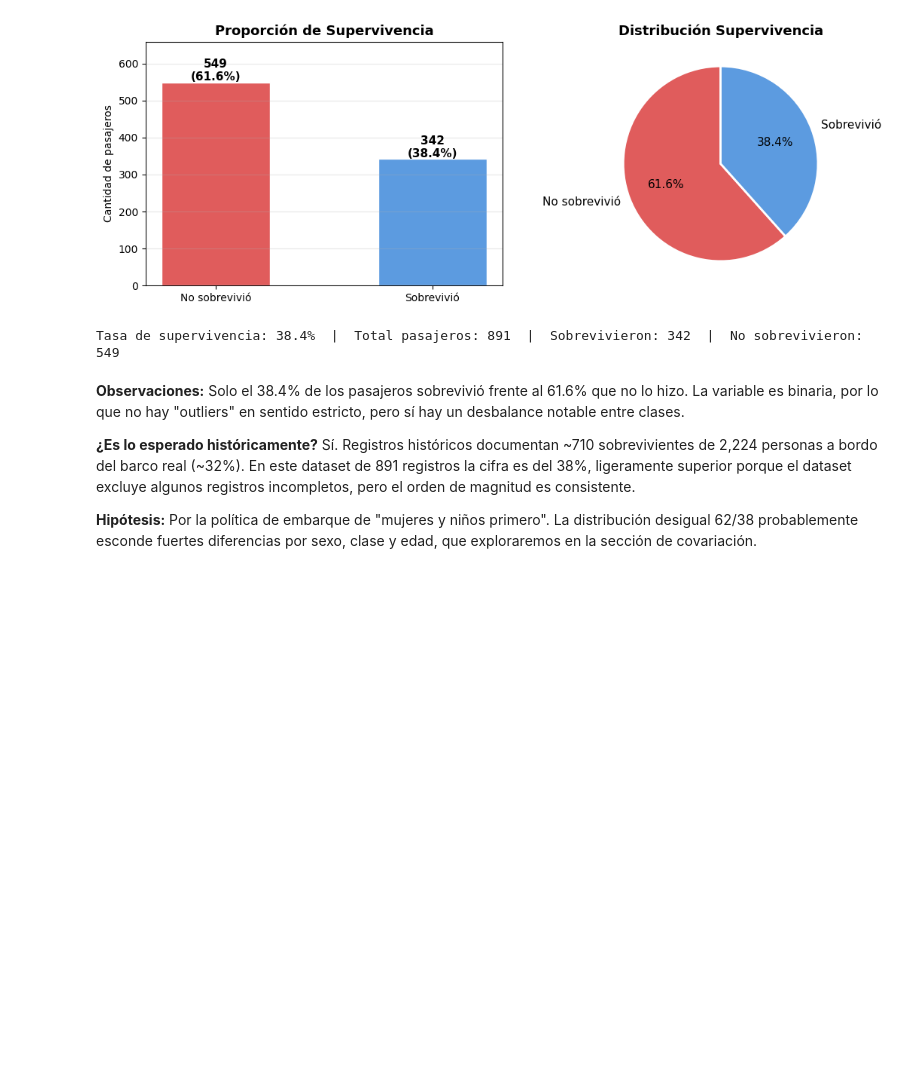
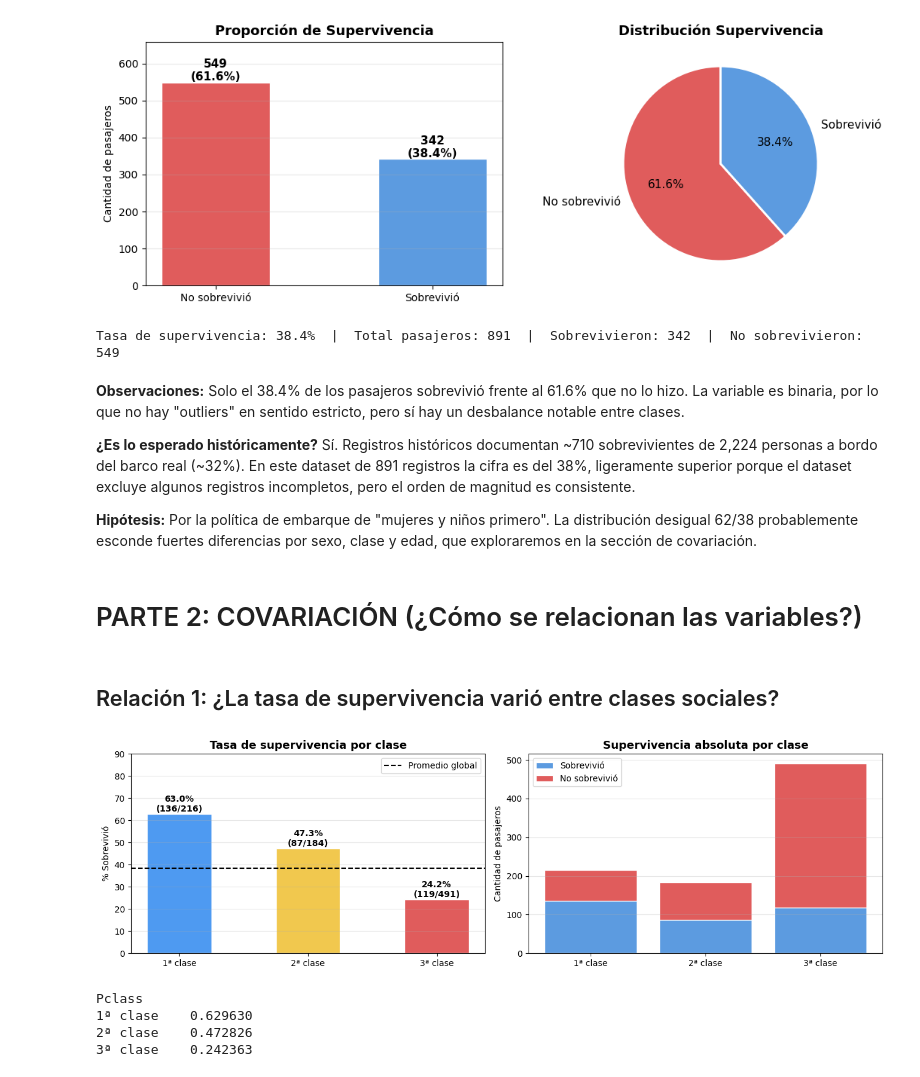
Before and after one commit to Ricardo-B04/Titanic_EDA, a Jupyter notebook: titanic_EDA.ipynb, the cells around one changed output. Cells and saved outputs as stored; diff of their text form; code cells hidden in the pictures; blank space fills up the shorter version.

Commit message:
Parte 2: Covariación (¿Cómo se relacionan las variables?) Exploren la covariación entre pares de variables.

```diff
--- a/titanic_EDA.ipynb
+++ b/titanic_EDA.ipynb
@@ -274,3 +274,48 @@ Tasa de supervivencia: 38.4%  |  Total pasajeros: 891  |  Sobrevivieron: 342  |
 **¿Es lo esperado históricamente?** Sí. Registros históricos documentan ~710 sobrevivientes de 2,224 personas a bordo del barco real (~32%). En este dataset de 891 registros la cifra es del 38%, ligeramente superior porque el dataset excluye algunos registros incompletos, pero el orden de magnitud es consistente.
 
 **Hipótesis:** Por la política de embarque de "mujeres y niños primero". La distribución desigual 62/38 probablemente esconde fuertes diferencias por sexo, clase y edad, que exploraremos en la sección de covariación.
+# %% [markdown]
+# PARTE 2: COVARIACIÓN (¿Cómo se relacionan las variables?)
+# %% [markdown]
+## Relación 1: ¿La tasa de supervivencia varió entre clases sociales?
+# %%
+surv_clase = titanic.groupby('Pclass')['Survived'].mean().rename({1:'1ª clase', 2:'2ª clase', 3:'3ª clase'})
+counts_clase = titanic.groupby('Pclass')['Survived'].agg(['sum','count'])
+counts_clase.index = ['1ª clase', '2ª clase', '3ª clase']
+
+fig, axes = plt.subplots(1, 2, figsize=(13, 4))
+
+# Barplot de tasa de supervivencia
+colors_clase = ['#4e9af1','#f1c84e','#e05c5c']
+bars = axes[0].bar(surv_clase.index, surv_clase.values * 100,
+                   color=colors_clase, edgecolor='white', width=0.5)
+for bar, (idx, row) in zip(bars, counts_clase.iterrows()):
+    axes[0].text(bar.get_x() + bar.get_width()/2, bar.get_height() + 1,
+                 f'{bar.get_height():.1f}%\n({int(row["sum"])}/{int(row["count"])})',
+                 ha='center', fontsize=10, fontweight='bold')
+axes[0].axhline(titanic['Survived'].mean()*100, color='black', linestyle='--', linewidth=1.5, label='Promedio global')
+axes[0].set_title('Tasa de supervivencia por clase', fontsize=13, fontweight='bold')
+axes[0].set_ylabel('% Sobrevivió')
+axes[0].set_ylim(0, 90)
+axes[0].legend()
+axes[0].grid(axis='y', alpha=0.3)
+
+# Stacked bar absoluto
+no_surv = counts_clase['count'] - counts_clase['sum']
+axes[1].bar(counts_clase.index, counts_clase['sum'],   color='#5c9be0', label='Sobrevivió',    edgecolor='white')
+axes[1].bar(counts_clase.index, no_surv,               color='#e05c5c', label='No sobrevivió', edgecolor='white',
+            bottom=counts_clase['sum'])
+axes[1].set_title('Supervivencia absoluta por clase', fontsize=13, fontweight='bold')
+axes[1].set_ylabel('Cantidad de pasajeros')
+axes[1].legend()
+axes[1].grid(axis='y', alpha=0.3)
+
+plt.tight_layout()
+plt.show()
+print(surv_clase.to_string())
+# %% [output]
+[figure, added]
+Pclass
+1ª clase    0.629630
+2ª clase    0.472826
+3ª clase    0.242363
```
Also changed, not shown: parts of 11 cells of this notebook.
